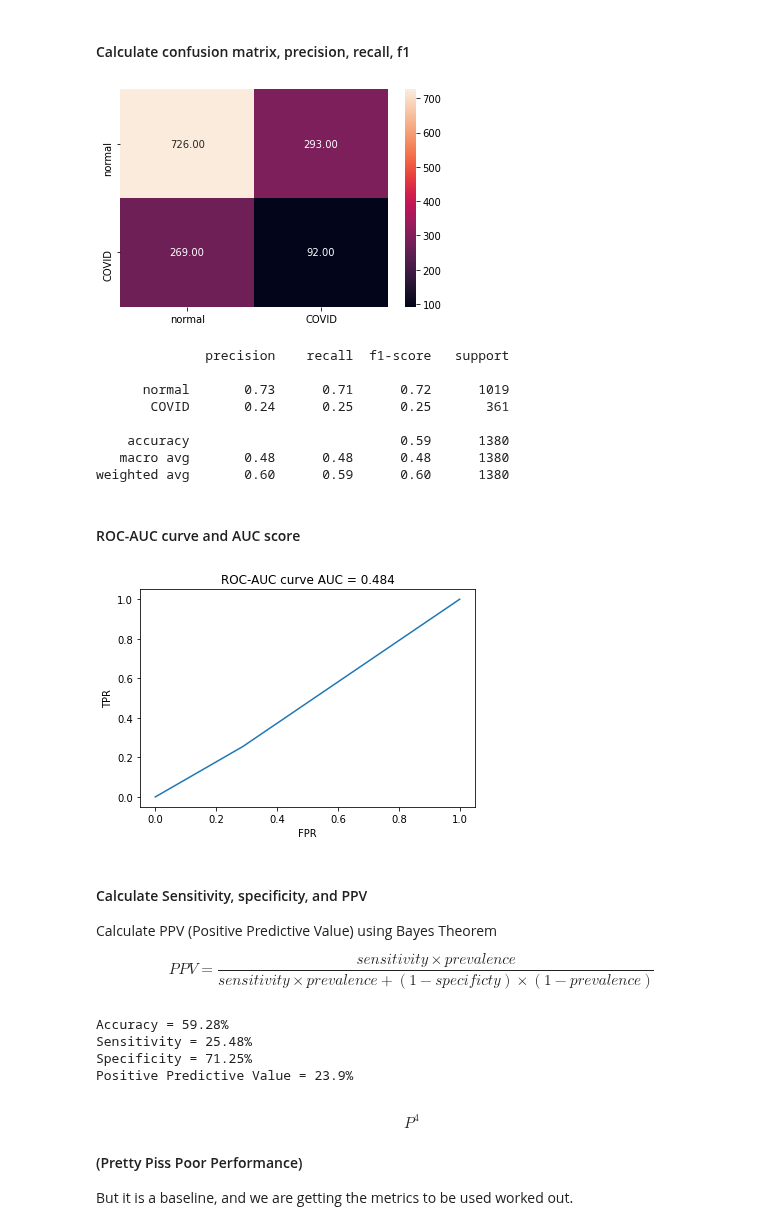
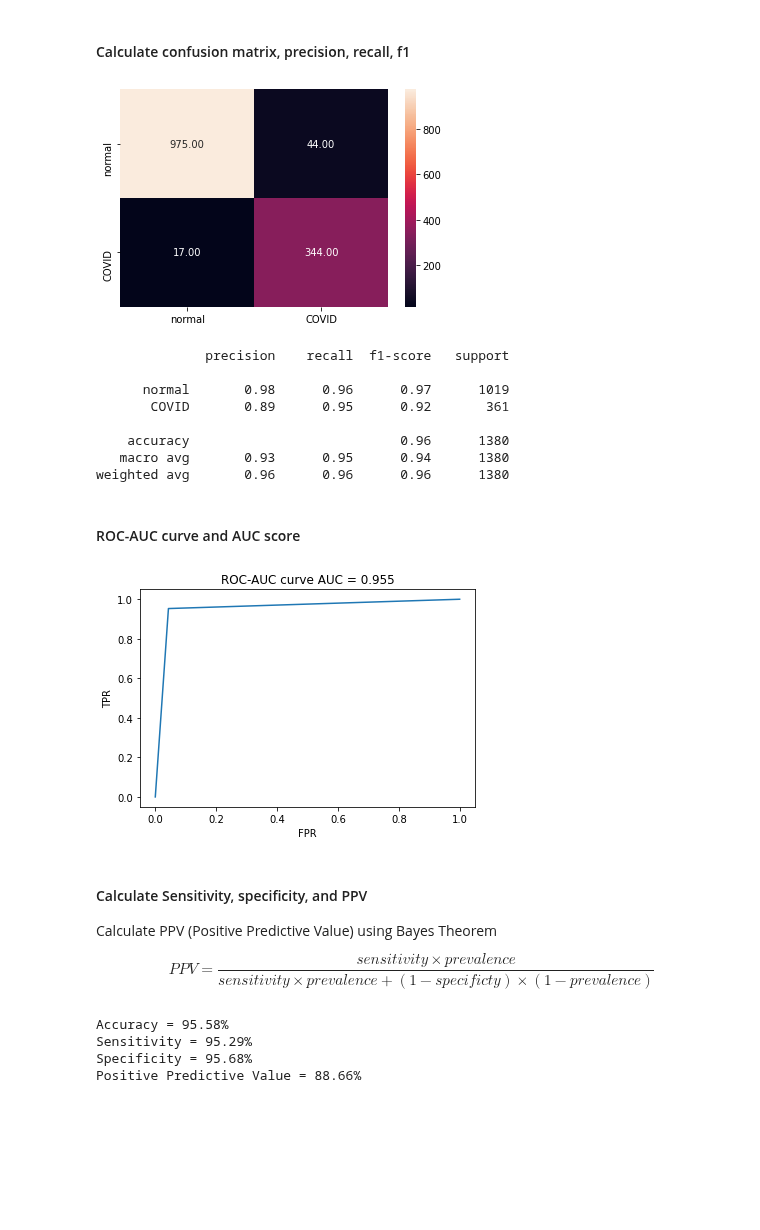
Before and after one commit to karencfisher/COVID19, a Jupyter notebook: covidradio_weighted_baseline.ipynb, the cells around one changed output. Saved outputs shown, nothing was run; the diff lists cells and outputs as text; code cells hidden in the pictures; blank space fills up the shorter version.

```diff
--- a/covidradio_weighted_baseline.ipynb
+++ b/covidradio_weighted_baseline.ipynb
@@ -81,22 +78,20 @@ plt.title('Prevalence of Classes');
 datagen = ImageDataGenerator(rescale=1./255.)
 
 train_path = os.path.join(data_path, 'train')
-'''train_gen = datagen.flow_from_directory(directory=train_path,
+train_gen = datagen.flow_from_directory(directory=train_path,
                     target_size=(299, 299),
                     batch_size=32,
                     shuffle=True,
                     class_mode='binary',
-                    classes = classes)'''
-
-train_gen = balancedGenerator(train_path, classes, datagen, (299, 299), class_mode='binary')
+                    classes = classes)
 
 valid_path = os.path.join(data_path, 'valid')
 valid_gen = datagen.flow_from_directory(directory=valid_path,
                     target_size=(299, 299),
                     batch_size=32,
-                    shuffle=True,
+                    shuffle=False,
                     class_mode='binary',
-                    classes = classes)
+                    classes=classes)
 
 test_path = os.path.join(data_path, 'test')
 test_gen = datagen.flow_from_directory(directory=test_path,
@@ -199,7 +167,9 @@ reduce_lr = ReduceLROnPlateau(monitor='val_loss', factor=0.2,
 
 history = model.fit(train_gen,
                     epochs=25,
+                    steps_per_epoch=len(train_gen),
                     validation_data=valid_gen,
+                    validation_steps=len(valid_gen),
                     verbose=1,
                     callbacks=[stop, reduce_lr])
 # %% [output]
@@ -249,26 +217,27 @@ Accuracy Score = 94.0%
 # %% [markdown]
 #### Calculate confusion matrix, precision, recall, f1
 # %%
-y_true = valid_gen.classes
+y_true = np.array(valid_gen.classes)
 y_pred = model.predict(valid_gen)
 y_pred = y_pred.reshape(-1)
 y_pred = y_pred > 0.5
+y_pred = y_pred.astype(np.uint8)
 cf = confusion_matrix(y_true, y_pred)
 sns.heatmap(cf, xticklabels=classes, yticklabels=classes, annot=True, fmt='.2f');
 # %% [output]
-[figure, old version]
+[figure, new version]
 # %%
 report = classification_report(y_true, y_pred, target_names=classes)
 print(report)
 # %% [output]
               precision    recall  f1-score   support
 
-      normal       0.73      0.71      0.72      1019
-       COVID       0.24      0.25      0.25       361
+      normal       0.98      0.96      0.97      1019
+       COVID       0.89      0.95      0.92       361
 
-    accuracy                           0.59      1380
-   macro avg       0.48      0.48      0.48      1380
-weighted avg       0.60      0.59      0.60      1380
+    accuracy                           0.96      1380
+   macro avg       0.93      0.95      0.94      1380
+weighted avg       0.96      0.96      0.96      1380
 # %% [markdown]
 #### ROC-AUC curve and AUC score
 # %%
@@ -280,7 +249,7 @@ plt.ylabel("TPR")
 plt.title(f'ROC-AUC curve AUC = {auc_score}')
 plt.show()
 # %% [output]
-[figure, old version]
+[figure, new version]
 # %% [markdown]
 #### Calculate Sensitivity, specificity, and PPV
 Calculate PPV (Positive Predictive Value) using Bayes Theorem
@@ -309,12 +278,7 @@ denominator = sensitivity * prev + (1 - specificity) * (1 - prev)
 ppv = numerator / denominator
 print(f'Positive Predictive Value = {round(ppv * 100, 2)}%')
 # %% [output]
-Accuracy = 59.28%
-Sensitivity = 25.48%
-Specificity = 71.25%
-Positive Predictive Value = 23.9%
+Accuracy = 95.58%
+Sensitivity = 95.29%
+Specificity = 95.68%
+Positive Predictive Value = 88.66%
-# %% [markdown]
-$$ P^4 $$
-#### (Pretty Piss Poor Performance)
-
-But it is a baseline, and we are getting the metrics to be used worked out.
```
Also changed, not shown: parts of 10 cells of this notebook.
